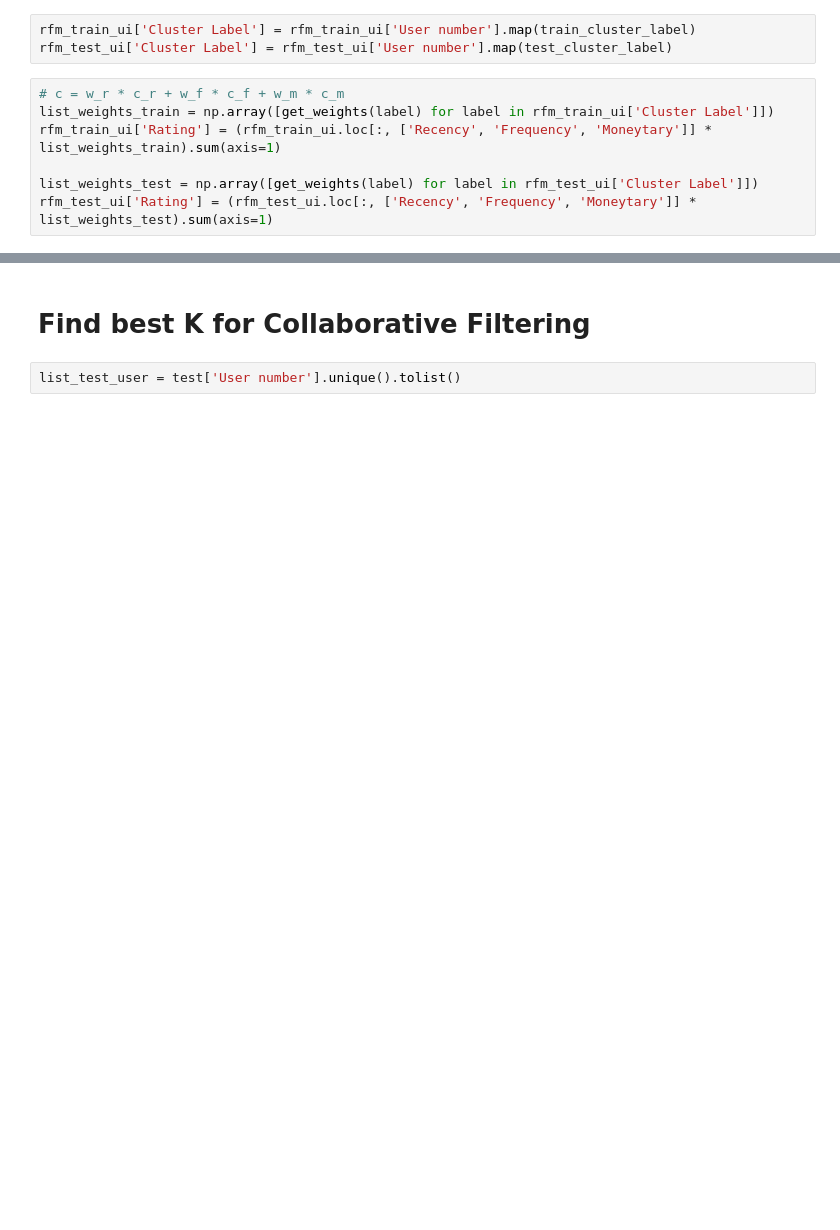
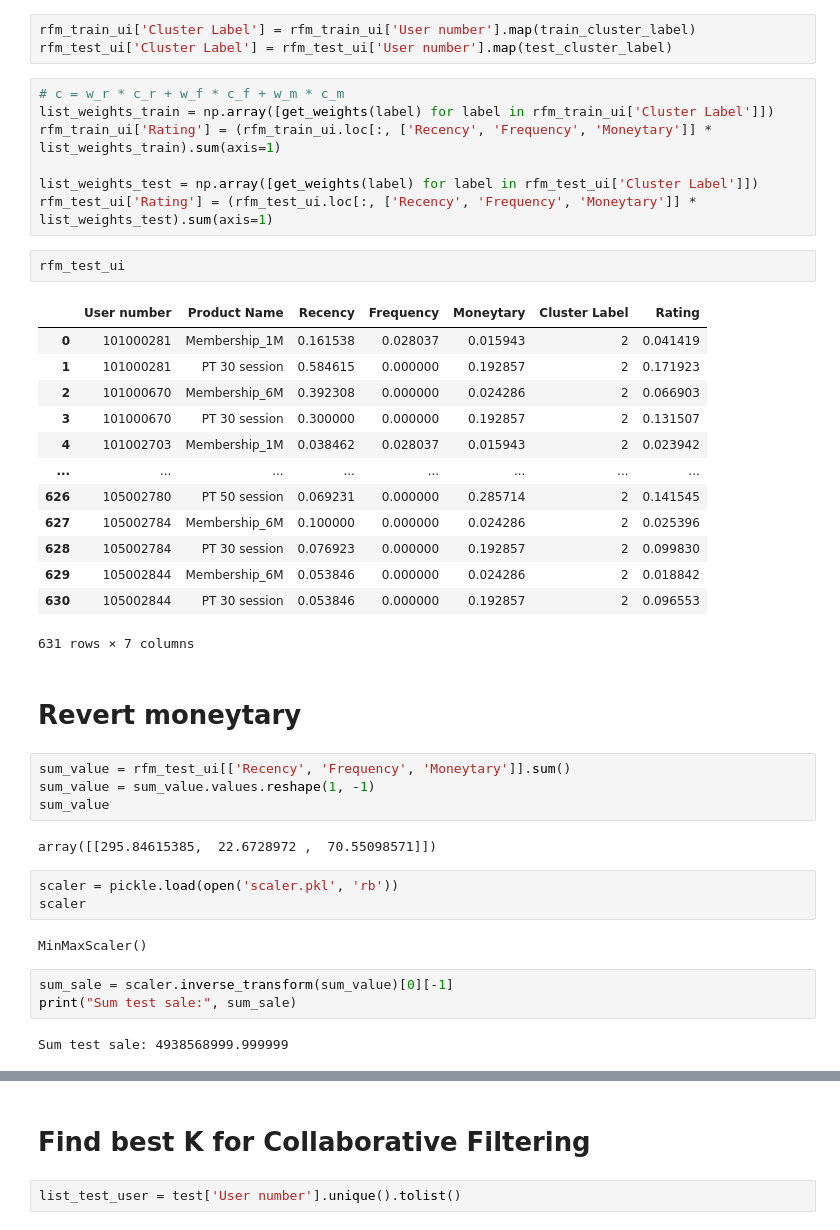
Before and after one commit to tuanio/RFM-model-collaborative-filtering, a Jupyter notebook: notebooks/clustering_first/collaborative filtering.ipynb, the cells around one changed output, grey strips where cells are left out. Cells and saved outputs as stored; diff of their text form; blank space fills up the shorter version.

```diff
--- a/notebooks/clustering_first/collaborative filtering.ipynb
+++ b/notebooks/clustering_first/collaborative filtering.ipynb
@@ -92,6 +90,40 @@ rfm_train_ui['Rating'] = (rfm_train_ui.loc[:, ['Recency', 'Frequency', 'Moneytar
 
 list_weights_test = np.array([get_weights(label) for label in rfm_test_ui['Cluster Label']])
 rfm_test_ui['Rating'] = (rfm_test_ui.loc[:, ['Recency', 'Frequency', 'Moneytary']] * list_weights_test).sum(axis=1)
+# %%
+rfm_test_ui
+# %% [output]
+|  | User number | Product Name | Recency | Frequency | Moneytary | Cluster Label | Rating |
+| 0 | 101000281 | Membership_1M | 0.161538 | 0.028037 | 0.015943 | 2 | 0.041419 |
+| 1 | 101000281 | PT 30 session | 0.584615 | 0.000000 | 0.192857 | 2 | 0.171923 |
+| 2 | 101000670 | Membership_6M | 0.392308 | 0.000000 | 0.024286 | 2 | 0.066903 |
+| 3 | 101000670 | PT 30 session | 0.300000 | 0.000000 | 0.192857 | 2 | 0.131507 |
+| 4 | 101002703 | Membership_1M | 0.038462 | 0.028037 | 0.015943 | 2 | 0.023942 |
+| ... | ... | ... | ... | ... | ... | ... | ... |
+| 626 | 105002780 | PT 50 session | 0.069231 | 0.000000 | 0.285714 | 2 | 0.141545 |
+| 627 | 105002784 | Membership_6M | 0.100000 | 0.000000 | 0.024286 | 2 | 0.025396 |
+| 628 | 105002784 | PT 30 session | 0.076923 | 0.000000 | 0.192857 | 2 | 0.099830 |
+| 629 | 105002844 | Membership_6M | 0.053846 | 0.000000 | 0.024286 | 2 | 0.018842 |
+| 630 | 105002844 | PT 30 session | 0.053846 | 0.000000 | 0.192857 | 2 | 0.096553 |
+631 rows × 7 columns
+# %% [markdown]
+# Revert moneytary
+# %%
+sum_value = rfm_test_ui[['Recency', 'Frequency', 'Moneytary']].sum()
+sum_value = sum_value.values.reshape(1, -1)
+sum_value
+# %% [output]
+array([[295.84615385,  22.6728972 ,  70.55098571]])
+# %%
+scaler = pickle.load(open('scaler.pkl', 'rb'))
+scaler
+# %% [output]
+MinMaxScaler()
+# %%
+sum_sale = scaler.inverse_transform(sum_value)[0][-1]
+print("Sum test sale:", sum_sale)
+# %% [output]
+Sum test sale: 4938568999.999999
 # %%
 class CF:
     def __init__(self, rfm, k = 5):
```
Also changed, not shown: parts of 7 cells of this notebook, 12 other files.
